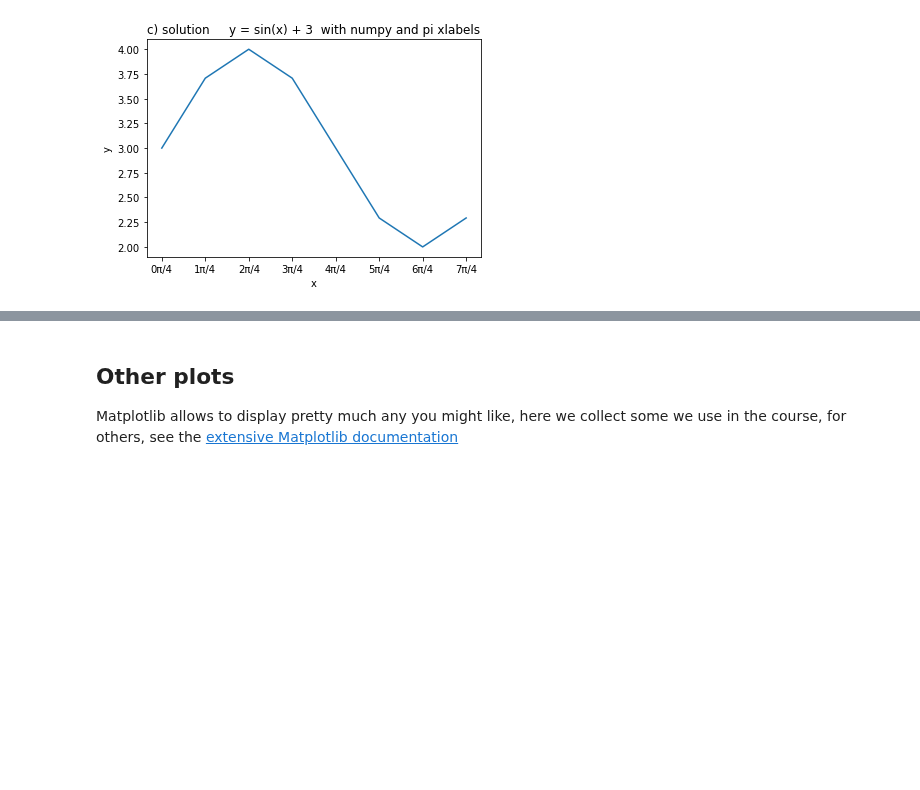
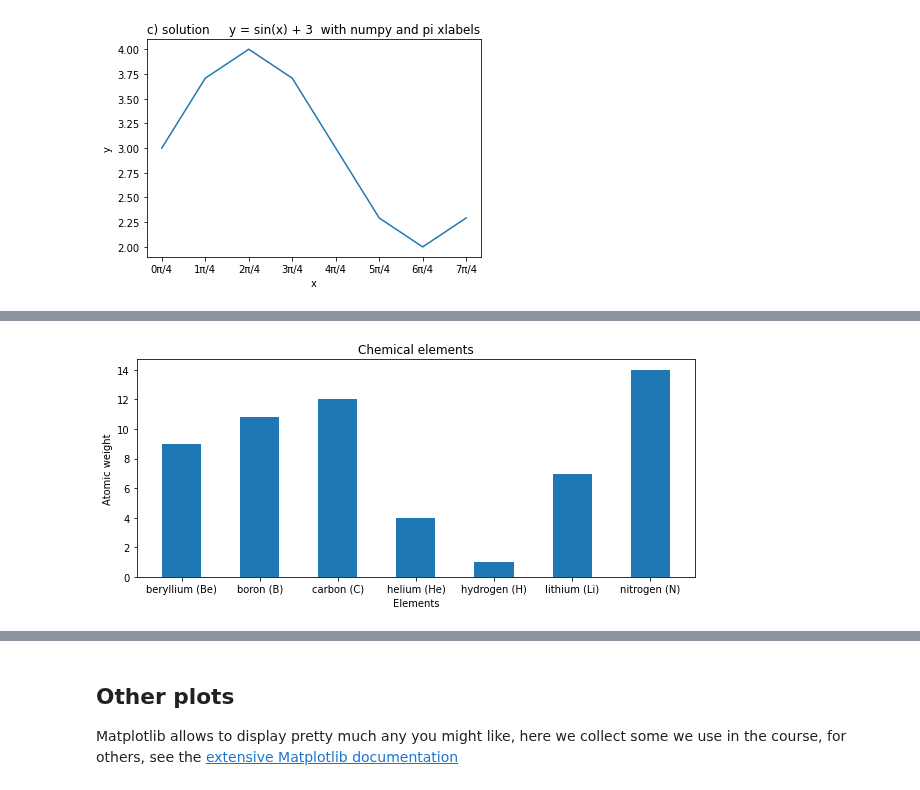
Before and after one commit to DavidLeoni/softpython-en, a Jupyter notebook: visualization/visualization1-sol.ipynb, the cells around one changed output, grey strips where cells are left out. Saved outputs shown, nothing was run; the diff lists cells and outputs as text; code cells hidden in the pictures; blank space fills up the shorter version.

```diff
--- a/visualization/visualization1-sol.ipynb
+++ b/visualization/visualization1-sol.ipynb
@@ -953,0 +519,36 @@ plt.show()
+# %%
+#jupman-purge-output
+import numpy as np
+import matplotlib.pyplot as plt
+
+symbols       = ['H', 'He', 'Li', 'Be', 'B', 'C', 'N']
+names         = ['hydrogen', 'helium', 'lithium', 'beryllium', 'boron', 'carbon', 'nitrogen']
+atomic_weight = [1.008, 4.0026, 6.94, 9.0122, 10.81, 12.011, 14.007]
+
+# write here
+
+fig = plt.figure(figsize=(10,4))
+
+xs = np.arange(len(symbols))
+
+coords = [ (names[i] + " " + "(" + symbols[i] + ")", atomic_weight[i])   for i in range(len(symbols)) ]
+
+coords.sort(key=lambda c: c[0])
+
+ys = [c[1] for c in coords]
+
+plt.bar(xs, ys, 0.5, align='center')
+
+plt.title("Chemical elements")
+plt.xticks(xs, [c[0] for c in coords])
+
+plt.xlabel('Elements')
+plt.ylabel('Atomic weight')
+
+#jupman-purge
+plt.savefig('expected-chemical-elements.png')
+#/jupman-purge
+
+plt.show()
+# %% [output]
+[figure, added]
```
Also changed, not shown: parts of 80 cells of this notebook, 11 other files.
